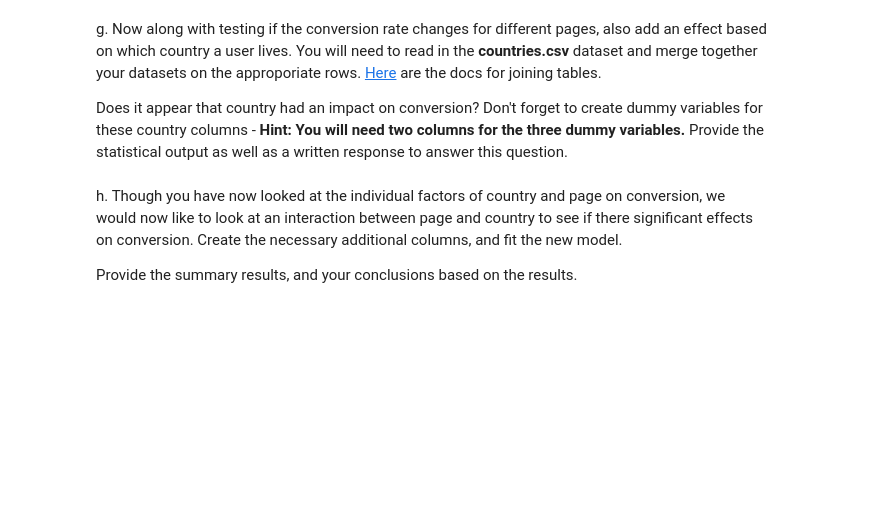
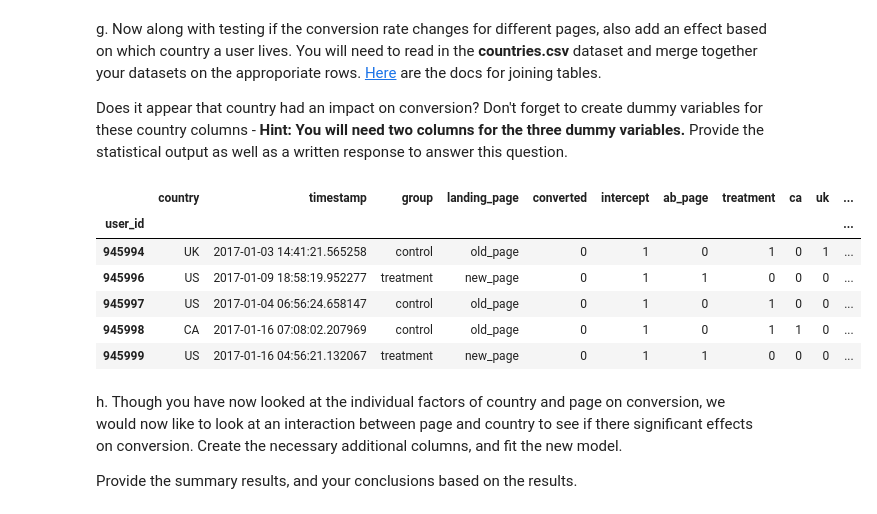
Before and after one commit to bayanbinmanea/a-b-test-result, a Jupyter notebook: Analyze_ab_test_results_notebook.ipynb, the cells around one changed output. Drawn from its saved outputs; the diff is of its cells as text; code cells hidden in the pictures; blank space fills up the shorter version.

```diff
--- a/Analyze_ab_test_results_notebook.ipynb
+++ b/Analyze_ab_test_results_notebook.ipynb
@@ -313,2 +334,6 @@ a. Since each row is either a conversion or no conversion, what type of regressi
 # %% [markdown]
 b. The goal is to use **statsmodels** to fit the regression model you specified in part **a.** to see if there is a significant difference in conversion based on which page a customer receives.  However, you first need to create a column for the intercept, and create a dummy variable column for which page each user received.  Add an **intercept** column, as well as an **ab_page** column, which is 1 when an individual receives the **treatment** and 0 if **control**.
+# %%
+df2['intercept'] =1
+df2[['ab_page','treatment']] = pd.get_dummies(df2['landing_page'])
+df2.head()
@@ -333,6 +391,16 @@ countries_df = pd.read_csv('./countries.csv')
 df_new = countries_df.set_index('user_id').join(df2.set_index('user_id'), how='inner')
 # %%
 ### Create the necessary dummy variables
+df_new[['ca','uk','us']] = pd.get_dummies(df_new['country'])
+df_new.tail()
+# %% [output]
+|  | country | timestamp | group | landing_page | converted | intercept | ab_page | treatment | ca | uk | ... |
+| user_id |  |  |  |  |  |  |  |  |  |  | ... |
+| 945994 | UK | 2017-01-03 14:41:21.565258 | control | old_page | 0 | 1 | 0 | 1 | 0 | 1 | ... |
+| 945996 | US | 2017-01-09 18:58:19.952277 | treatment | new_page | 0 | 1 | 1 | 0 | 0 | 0 | ... |
+| 945997 | US | 2017-01-04 06:56:24.658147 | control | old_page | 0 | 1 | 0 | 1 | 0 | 0 | ... |
+| 945998 | CA | 2017-01-16 07:08:02.207969 | control | old_page | 0 | 1 | 0 | 1 | 1 | 0 | ... |
+| 945999 | US | 2017-01-16 04:56:21.132067 | treatment | new_page | 0 | 1 | 1 | 0 | 0 | 0 | ... |
 # %% [markdown]
 h. Though you have now looked at the individual factors of country and page on conversion, we would now like to look at an interaction between page and country to see if there significant effects on conversion.  Create the necessary additional columns, and fit the new model.
 
```
Also changed, not shown: parts of 23 cells of this notebook.
